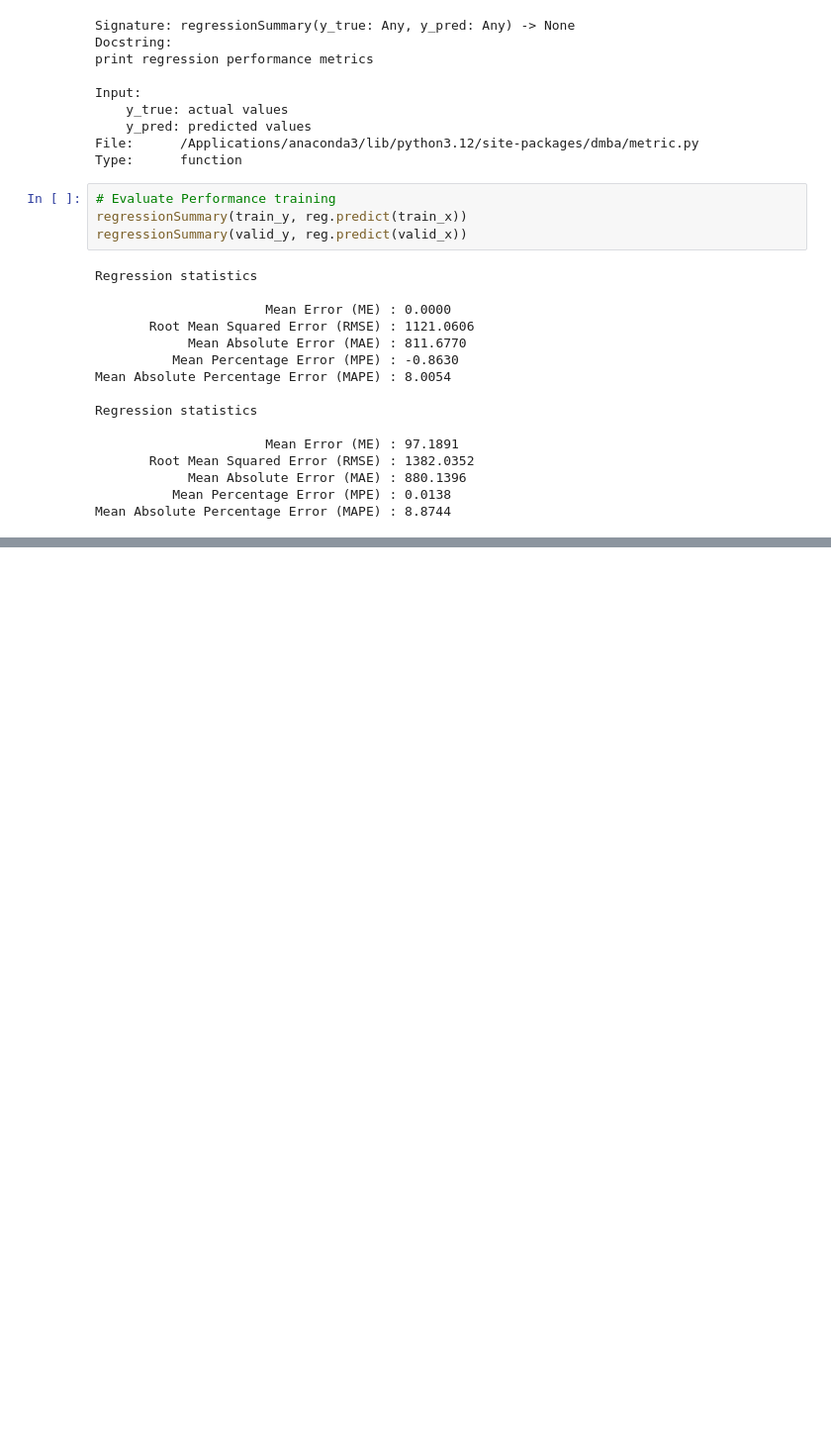
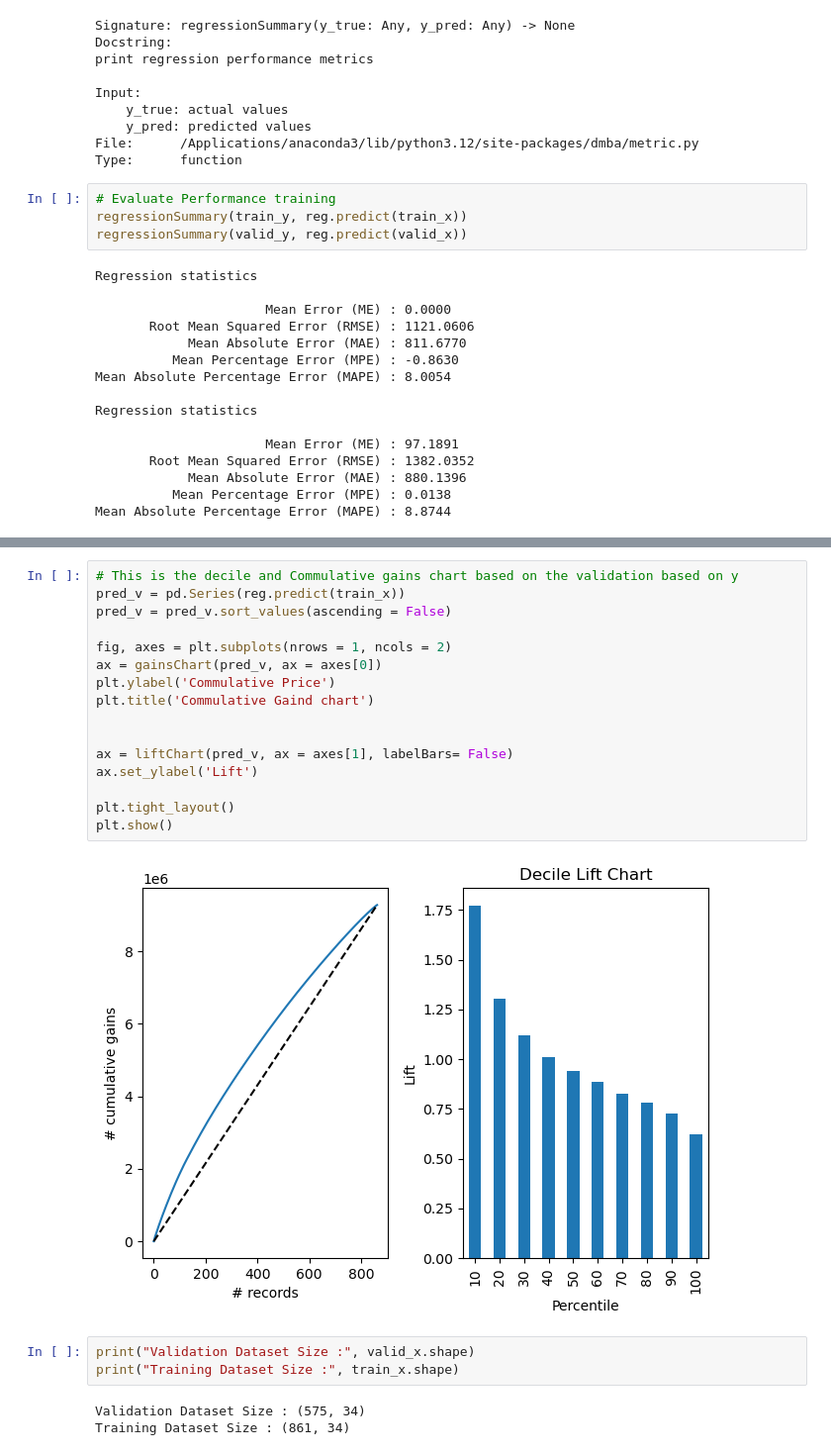
Before and after one commit to Surbhit1508/Data-Mining-for-Business-Analytics, a Jupyter notebook: Chapter 5 Evaluating Predictive Performance.ipynb, the cells around one changed output, grey strips where cells are left out. Shown at 99% size. Drawn from its saved outputs; the diff is of its cells as text; blank space fills up the shorter version.

```diff
--- a/Chapter 5 Evaluating Predictive Performance.ipynb
+++ b/Chapter 5 Evaluating Predictive Performance.ipynb
@@ -93,0 +170,24 @@ Mean Absolute Percentage Error (MAPE) : 8.8744
+# %%
+# This is the decile and Commulative gains chart based on the validation based on y
+pred_v = pd.Series(reg.predict(train_x))
+pred_v = pred_v.sort_values(ascending = False)
+
+fig, axes = plt.subplots(nrows = 1, ncols = 2)
+ax = gainsChart(pred_v, ax = axes[0])
+plt.ylabel('Commulative Price')
+plt.title('Commulative Gaind chart')
+
+
+ax = liftChart(pred_v, ax = axes[1], labelBars= False)
+ax.set_ylabel('Lift')
+
+plt.tight_layout()
+plt.show()
+# %% [output]
+[figure, added]
+# %%
+print("Validation Dataset Size :", valid_x.shape)
+print("Training Dataset Size :", train_x.shape)
+# %% [output]
+Validation Dataset Size : (575, 34)
+Training Dataset Size : (861, 34)
```
Also changed, not shown: parts of 6 cells of this notebook.
